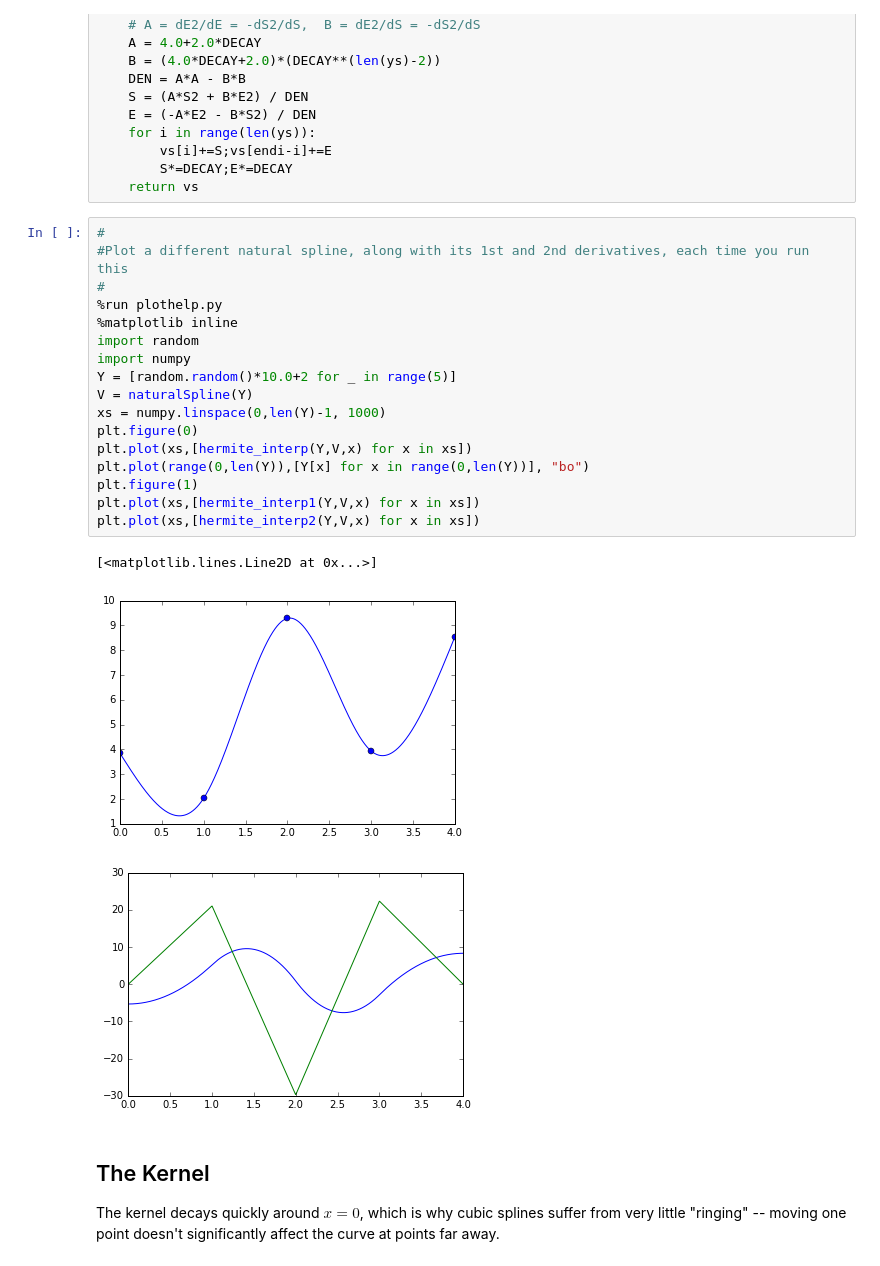
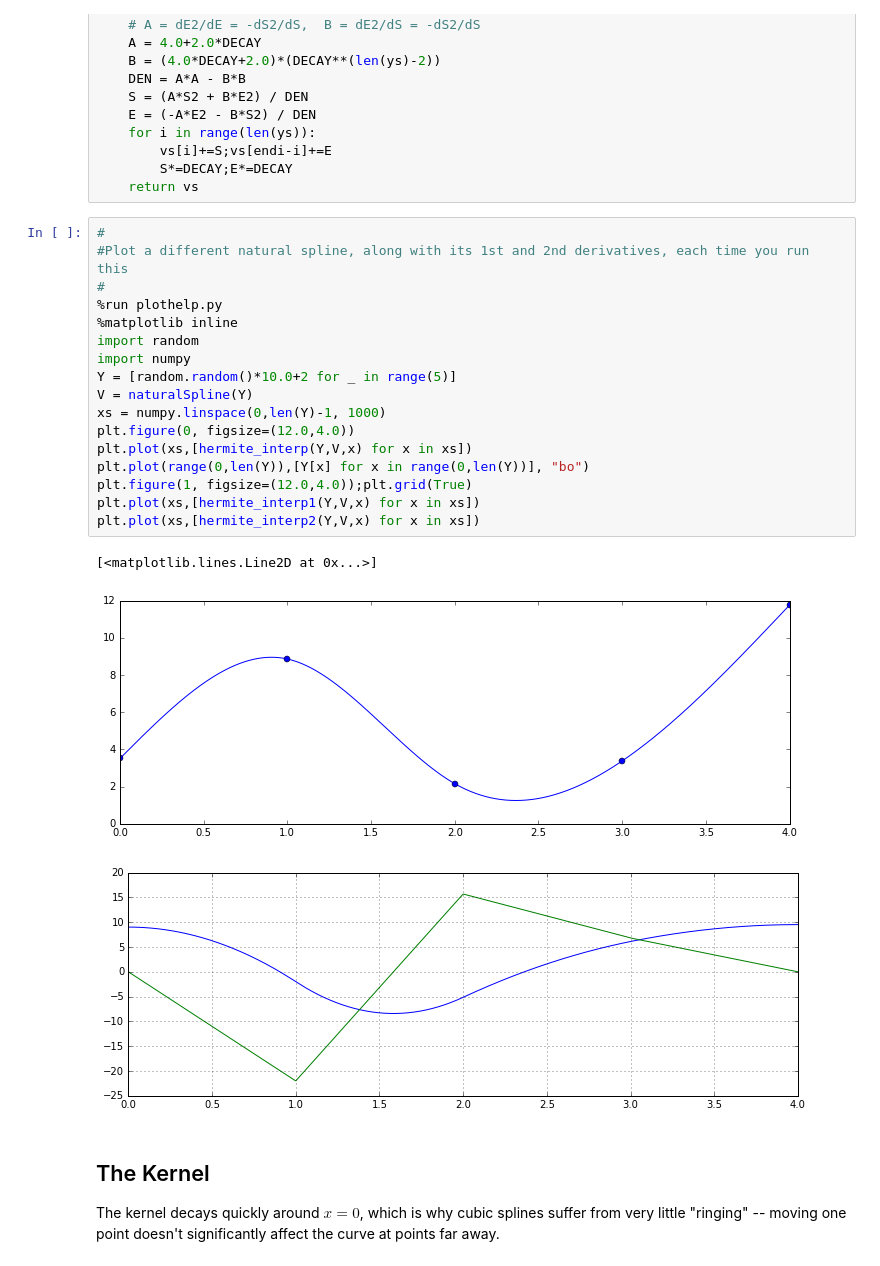
Before and after one commit to mtimmerm/IPythonNotebooks, a Jupyter notebook: NaturalCubicSplines.ipynb, the cells around one changed output. Cells and saved outputs as stored; diff of their text form.

```diff
--- a/NaturalCubicSplines.ipynb
+++ b/NaturalCubicSplines.ipynb
@@ -58,24 +58,24 @@ def naturalSpline(ys):
 # %%
 #
 #Plot a different natural spline, along with its 1st and 2nd derivatives, each time you run this
 #
 %run plothelp.py
 %matplotlib inline
 import random
 import numpy
 Y = [random.random()*10.0+2 for _ in range(5)]
 V = naturalSpline(Y)
 xs = numpy.linspace(0,len(Y)-1, 1000)
-plt.figure(0)
+plt.figure(0, figsize=(12.0,4.0))
 plt.plot(xs,[hermite_interp(Y,V,x) for x in xs])
 plt.plot(range(0,len(Y)),[Y[x] for x in range(0,len(Y))], "bo")
-plt.figure(1)
+plt.figure(1, figsize=(12.0,4.0));plt.grid(True)
 plt.plot(xs,[hermite_interp1(Y,V,x) for x in xs])
 plt.plot(xs,[hermite_interp2(Y,V,x) for x in xs])
 # %% [output]
 [<matplotlib.lines.Line2D at 0x...>]
-[figure, old version]
+[figure, new version]
-[figure, old version]
+[figure, new version]
 # %% [markdown]
 ## The Kernel
 
```
Also changed, not shown: parts of 1 cell of this notebook.
